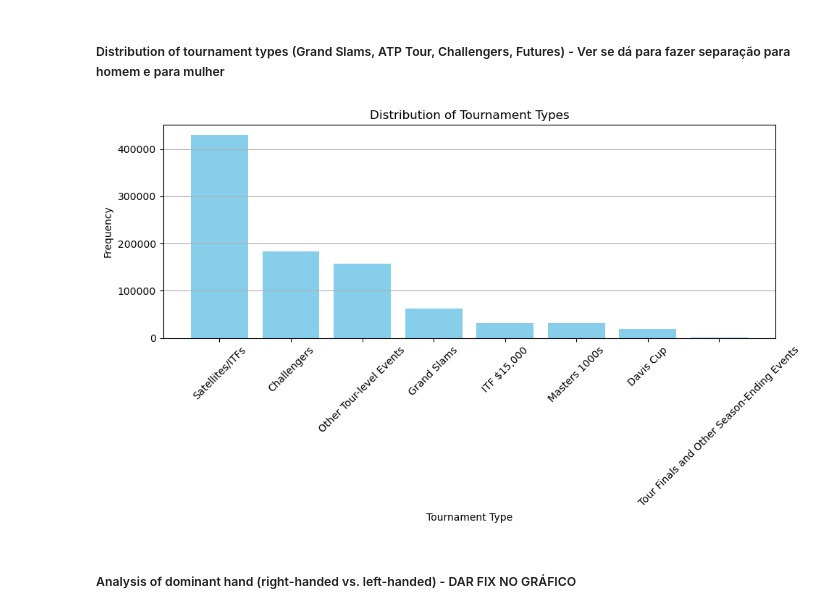
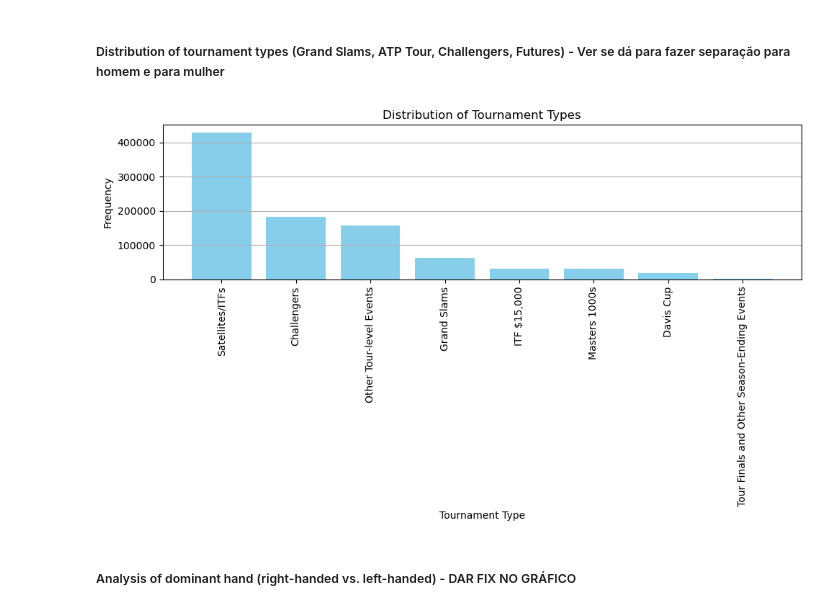
Before and after one commit to joao-oak/Big-Data-Spark, a Jupyter notebook: tennis_queries_Lara_Bea_2.ipynb, the cells around one changed output. Drawn from its saved outputs; the diff is of its cells as text; code cells hidden in the pictures.

```diff
--- a/tennis_queries_Lara_Bea_2.ipynb
+++ b/tennis_queries_Lara_Bea_2.ipynb
@@ -477,35 +477,35 @@ tournament_level_mapping = {
     'G': 'Grand Slams',
     'M': 'Masters 1000s',
     'A': 'Other Tour-level Events',
     'C': 'Challengers',
     'S': 'Satellites/ITFs',
     'F': 'Tour Finals and Other Season-Ending Events',
     'D': 'Davis Cup',
     'P': 'Premier',
     'PM': 'Premier Mandatory',
     'I': 'International',
     '15': 'ITF $15,000',
 }
 
 matches = matches.withColumn('tourney_level_desc', F.create_map([F.lit(x) for x in chain(*tournament_level_mapping.items())])[F.col('tourney_level')])
 
 # Filter out rows with missing values in 'tourney_level_desc' column
 matches = matches.filter(matches['tourney_level_desc'].isNotNull())
 
 tournament_type_counts = matches.groupby('tourney_level_desc').count().orderBy('count', ascending=False)
 tournament_type_counts_pandas = tournament_type_counts.toPandas()
 
 plt.figure(figsize=(10, 6))
 plt.bar(tournament_type_counts_pandas['tourney_level_desc'], tournament_type_counts_pandas['count'], color='skyblue')
 plt.title('Distribution of Tournament Types')
 plt.xlabel('Tournament Type')
 plt.ylabel('Frequency')
-plt.xticks(rotation=45)
+plt.xticks(rotation=90)
 plt.grid(axis='y')
 plt.tight_layout()
 plt.show()
 # %% [output]
-[figure, old version]
+[figure, new version]
 # %% [markdown]
 ##### Analysis of dominant hand (right-handed vs. left-handed) - DAR FIX NO GRÁFICO
 # %%
```
Also changed, not shown: parts of 5 cells of this notebook.
